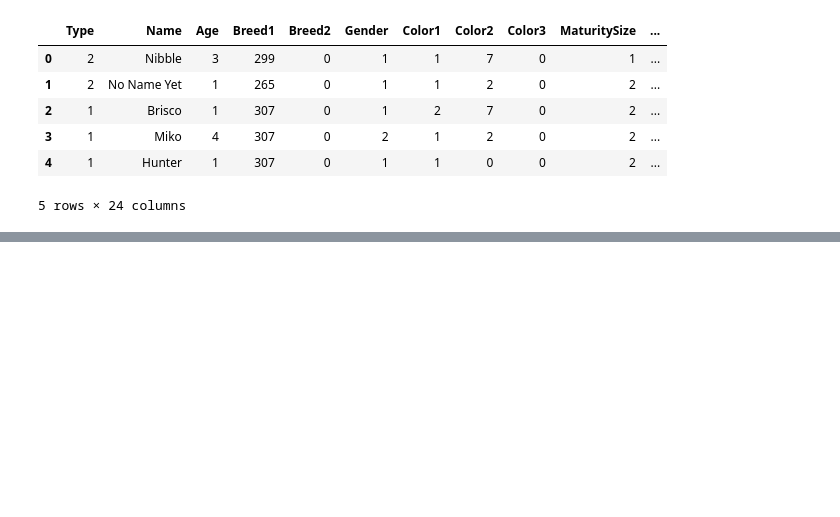
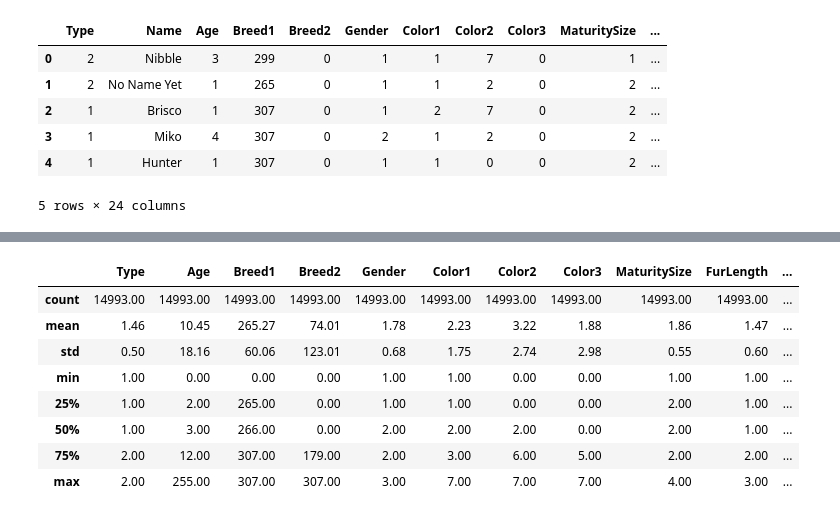
Before and after one commit to AraneoA/UA_MDM_Labo2, a Jupyter notebook: notebooks/preprocessing/analisis_procesm_nulls.ipynb, the cells around one changed output, grey strips where cells are left out. Cells and saved outputs as stored; diff of their text form; code cells hidden in the pictures; blank space fills up the shorter version.

```diff
--- a/notebooks/preprocessing/analisis_procesm_nulls.ipynb
+++ b/notebooks/preprocessing/analisis_procesm_nulls.ipynb
@@ -41,0 +69,13 @@ dtype: int64
+# %%
+# Estadistica de columnas numericas
+data.describe().round(2)
+# %% [output]
+|  | Type | Age | Breed1 | Breed2 | Gender | Color1 | Color2 | Color3 | MaturitySize | FurLength | ... |
+| count | 14993.00 | 14993.00 | 14993.00 | 14993.00 | 14993.00 | 14993.00 | 14993.00 | 14993.00 | 14993.00 | 14993.00 | ... |
+| mean | 1.46 | 10.45 | 265.27 | 74.01 | 1.78 | 2.23 | 3.22 | 1.88 | 1.86 | 1.47 | ... |
+| std | 0.50 | 18.16 | 60.06 | 123.01 | 0.68 | 1.75 | 2.74 | 2.98 | 0.55 | 0.60 | ... |
+| min | 1.00 | 0.00 | 0.00 | 0.00 | 1.00 | 1.00 | 0.00 | 0.00 | 1.00 | 1.00 | ... |
+| 25% | 1.00 | 2.00 | 265.00 | 0.00 | 1.00 | 1.00 | 0.00 | 0.00 | 2.00 | 1.00 | ... |
+| 50% | 1.00 | 3.00 | 266.00 | 0.00 | 2.00 | 2.00 | 2.00 | 0.00 | 2.00 | 1.00 | ... |
+| 75% | 2.00 | 12.00 | 307.00 | 179.00 | 2.00 | 3.00 | 6.00 | 5.00 | 2.00 | 2.00 | ... |
+| max | 2.00 | 255.00 | 307.00 | 307.00 | 3.00 | 7.00 | 7.00 | 7.00 | 4.00 | 3.00 | ... |
```
Also changed, not shown: parts of 11 cells of this notebook, 1 other file.
